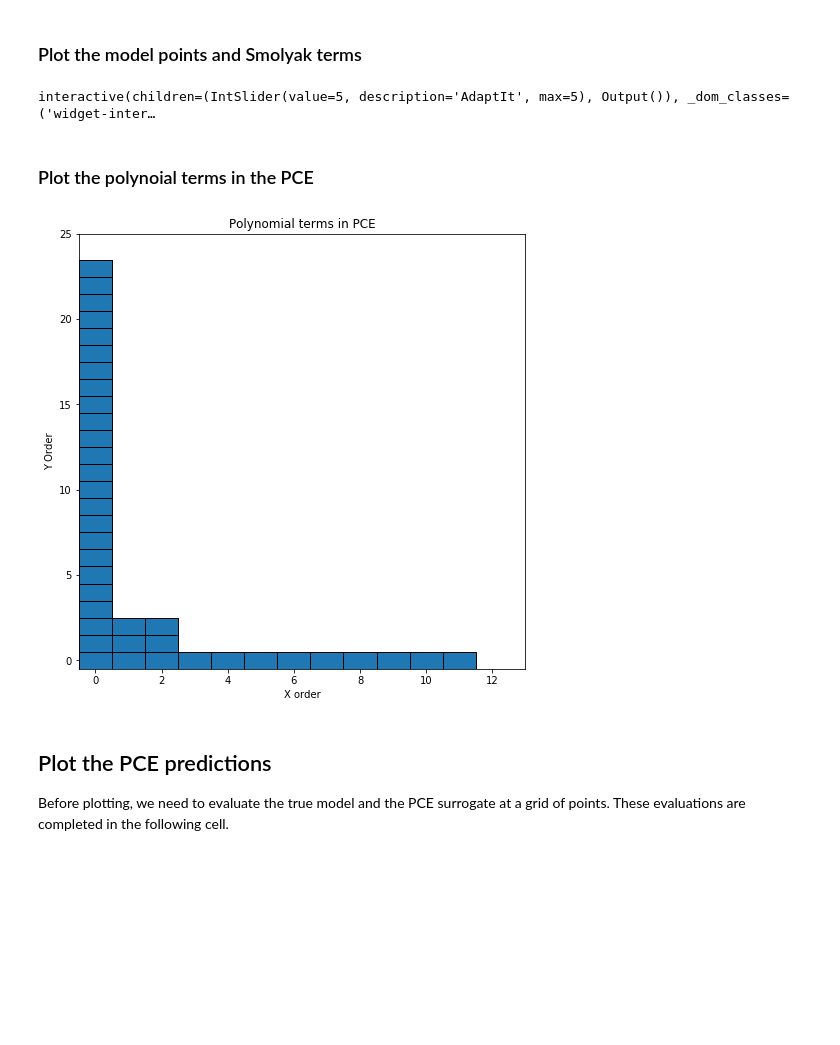
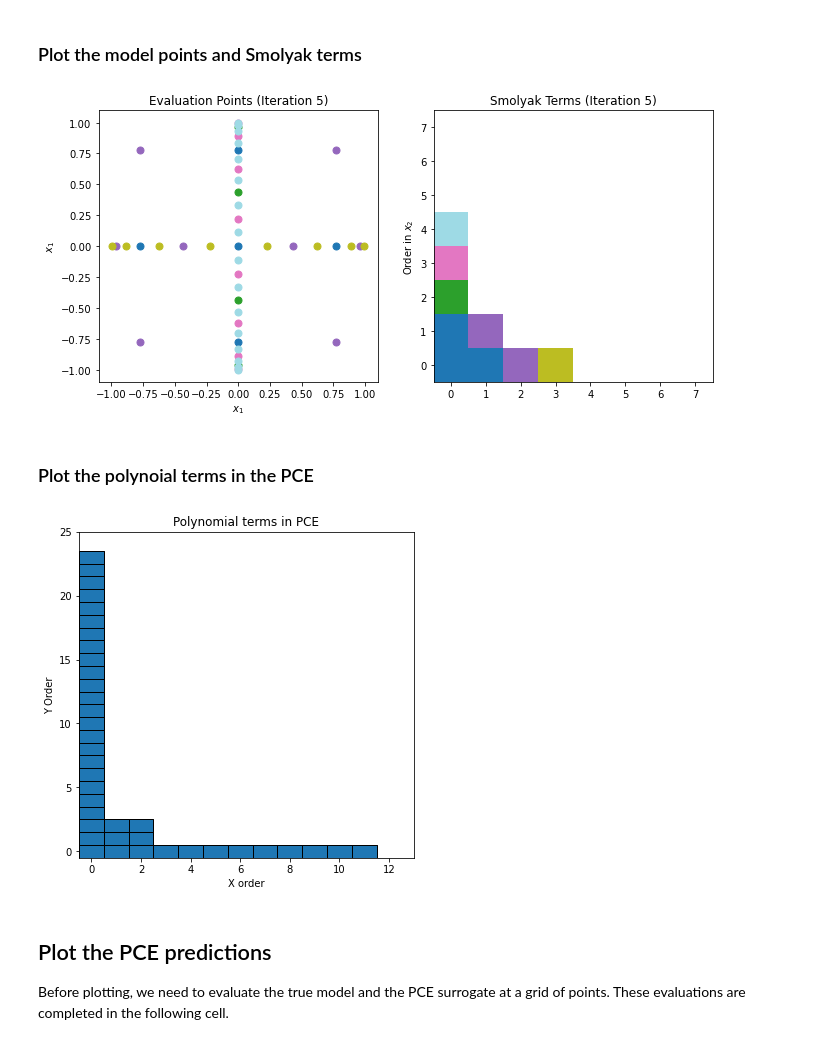
Before and after one commit to sebwolf-de/MUQ, a Jupyter notebook: examples/Approximation/PolynomialChaos/AdaptiveSmolyakConstruction.ipynb, the cells around one changed output. Drawn from its saved outputs; the diff is of its cells as text; code cells hidden in the pictures; blank space fills up the shorter version.

```diff
--- a/examples/Approximation/PolynomialChaos/AdaptiveSmolyakConstruction.ipynb
+++ b/examples/Approximation/PolynomialChaos/AdaptiveSmolyakConstruction.ipynb
@@ -138,42 +134,41 @@ def PlotAdaptation(AdaptIt):
     axs[1].set_ylabel('Order in $x_2$')
     axs[1].set_title('Smolyak Terms (Iteration %d)'%AdaptIt)
 
-
-interact(PlotAdaptation, AdaptIt=widgets.IntSlider(min=0, max=len(ptHist)-1, step=1, value=len(ptHist)-1));
+PlotAdaptation(5)
 # %% [output]
-interactive(children=(IntSlider(value=5, description='AdaptIt', max=5), Output()), _dom_classes=('widget-inter…
+[figure, added]
 # %% [markdown]
 ### Plot the polynoial terms in the PCE
 # %%
 polyTerms = pce.Multis()
 # %%
-fig = plt.figure(figsize=(8,8))
+fig = plt.figure(figsize=(6,6))
 
 # A list of rectangular patches.  One for each term
 boxes=[]
 
 # Loop over all of the multiindices
 maxOrderX = 0 #
 maxOrderY = 0
 for i in range(polyTerms.Size()):
     termVec = polyTerms.at(i).GetVector()
 
     boxes.append( patches.Rectangle((termVec[0]-0.5,termVec[1]-0.5),1.0,1.0))
 
     maxOrderX = np.max([maxOrderX, termVec[0]])
     maxOrderY = np.max([maxOrderY, termVec[1]])
 
 
 plt.gca().add_collection(PatchCollection(boxes,edgecolors='k'))
 plt.xlim(-0.5,maxOrderX+2)
 plt.ylim(-0.5,maxOrderY+2)
 
 plt.xlabel('X order')
 plt.ylabel('Y Order')
 plt.title('Polynomial terms in PCE')
 plt.show()
 # %% [output]
-[figure, old version]
+[figure, new version]
 # %% [markdown]
 ## Plot the PCE predictions
 
```
Also changed, not shown: parts of 4 cells of this notebook, 11 other files.
